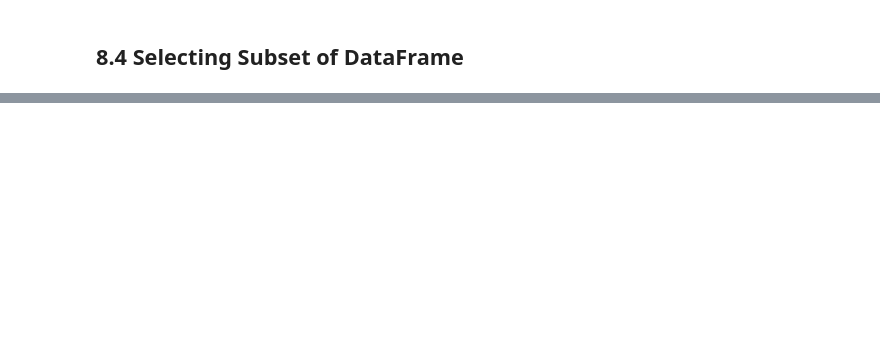
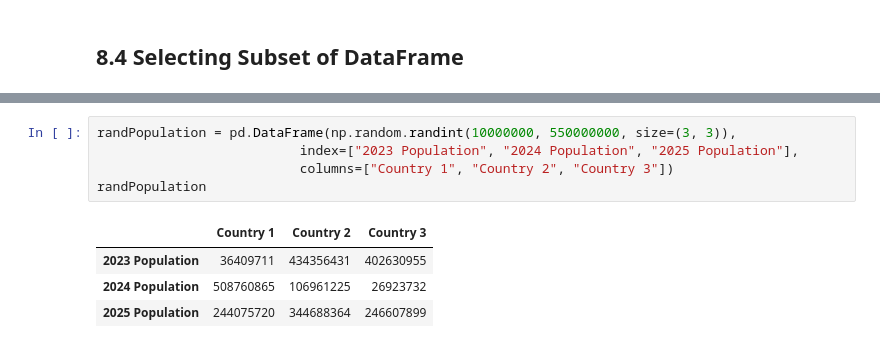
Before and after one commit to ahmedfakhar747/pandas-for-data-science, a Jupyter notebook: pandas_basics_from_zero_to_hero.ipynb, the cells around one changed output, grey strips where cells are left out. Drawn from its saved outputs; the diff is of its cells as text; blank space fills up the shorter version.

```diff
--- a/pandas_basics_from_zero_to_hero.ipynb
+++ b/pandas_basics_from_zero_to_hero.ipynb
@@ -506,0 +510,10 @@ randomData.loc[["2023 Sales", "2024 Sales"], ["Product 2", "Product 3"]]
+# %%
+randPopulation = pd.DataFrame(np.random.randint(10000000, 550000000, size=(3, 3)),
+                          index=["2023 Population", "2024 Population", "2025 Population"],
+                          columns=["Country 1", "Country 2", "Country 3"])
+randPopulation
+# %% [output]
+|  | Country 1 | Country 2 | Country 3 |
+| 2023 Population | 36409711 | 434356431 | 402630955 |
+| 2024 Population | 508760865 | 106961225 | 26923732 |
+| 2025 Population | 244075720 | 344688364 | 246607899 |
```
Also changed, not shown: parts of 18 cells of this notebook.
